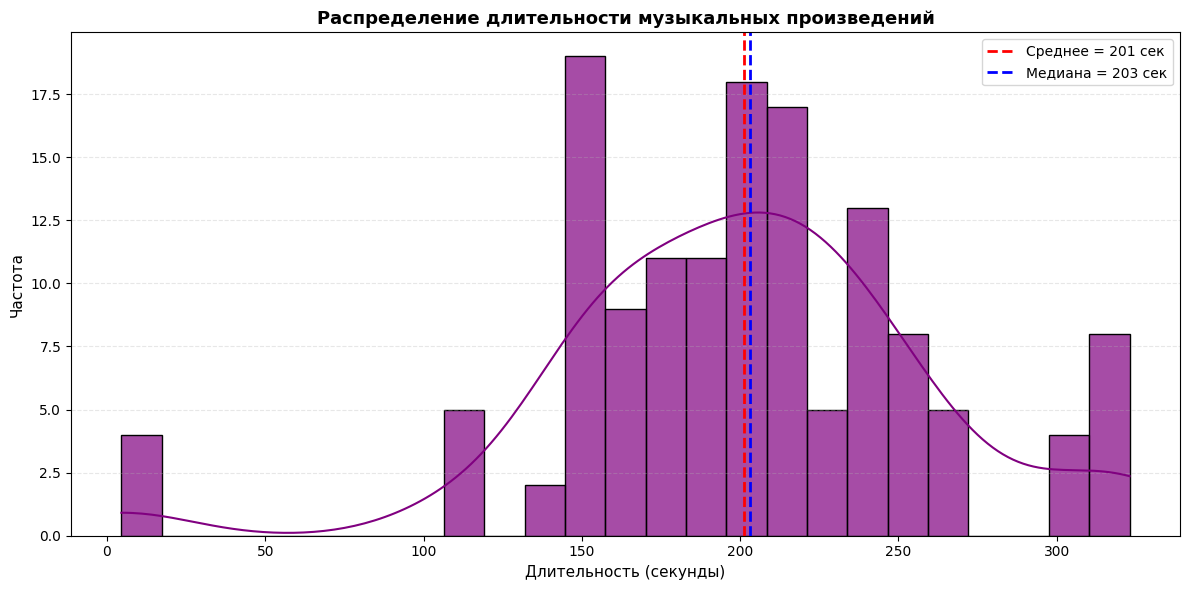
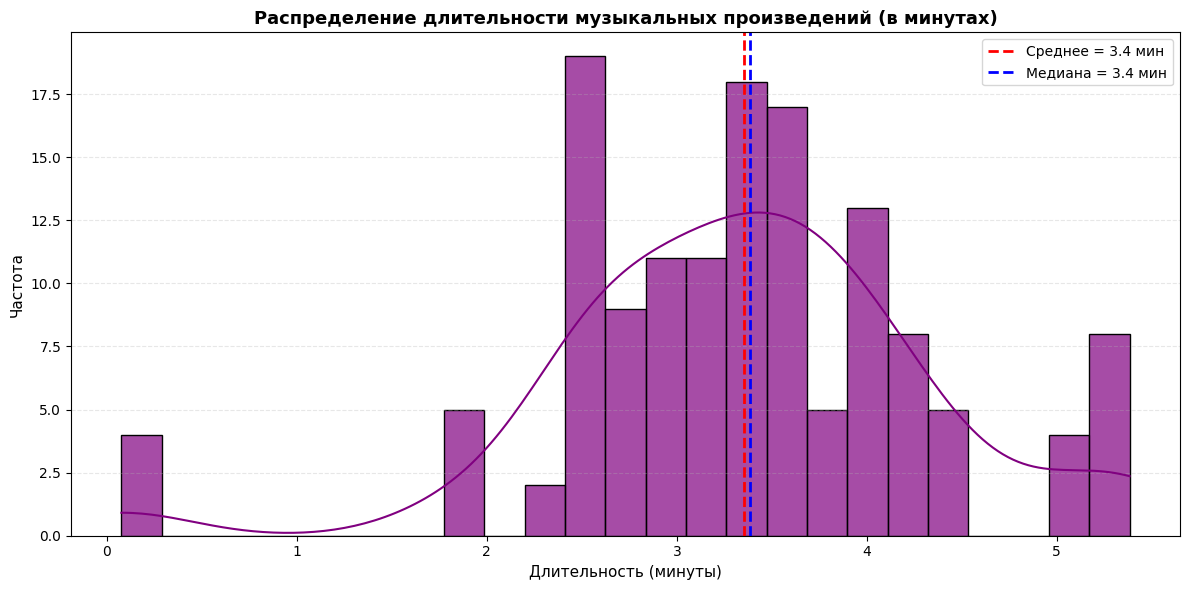
Code edit (unified diff) that turned the first committed figure into the second:
--- before
+++ after
@@ -1,29 +1,27 @@
-# [4] Распределение длительности (гистограмма + KDE)
+# [4] Распределение длительности (гистограмма + KDE) в МИНУТАХ
 
-import seaborn as sns  # <--- добавляем импорт
+import seaborn as sns
+import matplotlib.pyplot as plt
 
-# 1. Подготовка данных
-duration_clean = df_music['duration'].dropna()
+# 1. Подготовка данных: переводим секунды в минуты
+duration_minutes = df_music['duration'].dropna() / 60
 
-if len(duration_clean) == 0:
+if len(duration_minutes) == 0:
     print("⚠️ Нет данных о длительности для построения графика.")
 else:
-    # 2. Создаём график
     fig, ax = plt.subplots(figsize=(12, 6))
-    sns.histplot(duration_clean, bins=25, kde=True, color='purple',
+    sns.histplot(duration_minutes, bins=25, kde=True, color='purple',
                  edgecolor='black', alpha=0.7, ax=ax)
 
-    # 3. Добавляем вертикальные линии среднего и медианы
-    mean_val = duration_clean.mean()
-    median_val = duration_clean.median()
+    mean_val = duration_minutes.mean()
+    median_val = duration_minutes.median()
     ax.axvline(mean_val, color='red', linestyle='--', linewidth=2,
-               label=f'Среднее = {mean_val:.0f} сек')
+               label=f'Среднее = {mean_val:.1f} мин')
     ax.axvline(median_val, color='blue', linestyle='--', linewidth=2,
-               label=f'Медиана = {median_val:.0f} сек')
+               label=f'Медиана = {median_val:.1f} мин')
 
-    # 4. Оформление
-    ax.set_title('Распределение длительности музыкальных произведений',
+    ax.set_title('Распределение длительности музыкальных произведений (в минутах)',
                  fontsize=13, fontweight='bold')
-    ax.set_xlabel('Длительность (секунды)', fontsize=11)
+    ax.set_xlabel('Длительность (минуты)', fontsize=11)
     ax.set_ylabel('Частота', fontsize=11)
     ax.legend()
@@ -32,5 +30,4 @@
     plt.show()
 
-    # 5. Инсайт
-    print(f"\n💡 Инсайт: большинство произведений длятся 3–4 минуты (медиана {median_val:.0f} сек).")
-    print("   Короткие треки (<60 сек) и очень длинные (>300 сек) встречаются редко.")
+    print(f"\n💡 Инсайт: большинство произведений длятся {median_val:.1f} минут (3–4 минуты).")
+    print("   Короткие треки (<1 мин) и очень длинные (>5 мин) встречаются редко.")

Commit: Создано в Colab